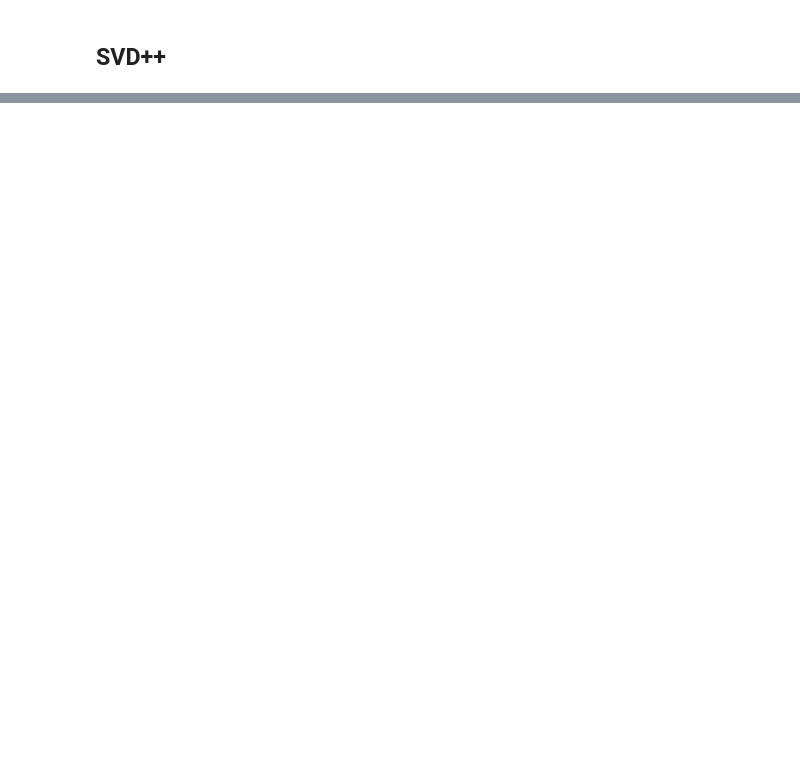
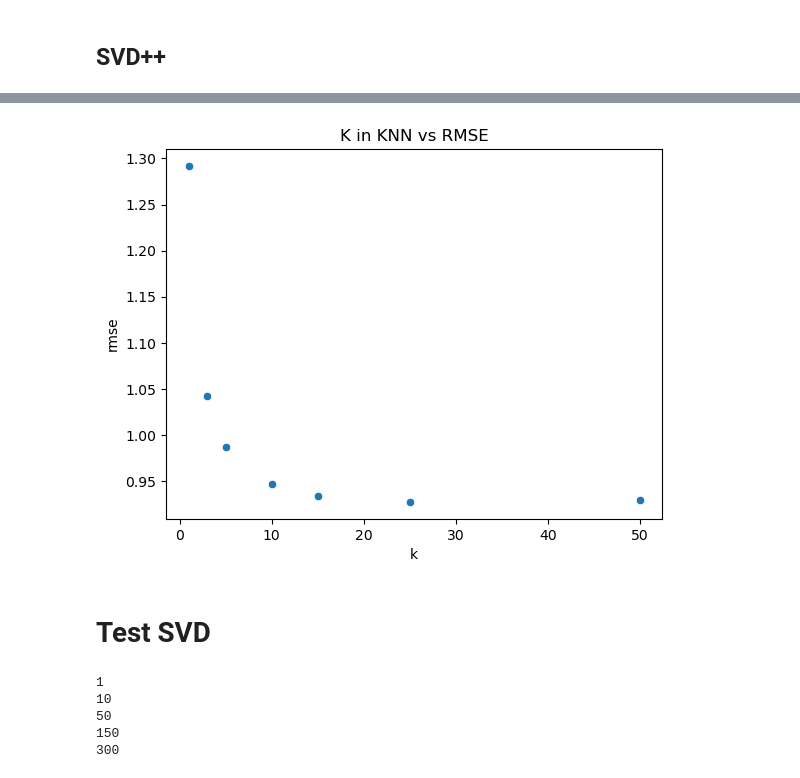
Before and after one commit to grach0v/AI_Masters, a Jupyter notebook: Recommendations/hw1/hw1.ipynb, the cells around one changed output, grey strips where cells are left out. Drawn from its saved outputs; the diff is of its cells as text; code cells hidden in the pictures; blank space fills up the shorter version.

```diff
--- a/Recommendations/hw1/hw1.ipynb
+++ b/Recommendations/hw1/hw1.ipynb
@@ -448,0 +518,38 @@ MAE of svd_plus 0.84
+# %%
+rmse_stats = {}
+model = KNN(k=1)
+model.fit(train)
+# %%
+for k in [1, 3, 5, 10, 15, 25, 50]:
+    model.k = k
+    preds = model.predict(test_df)
+
+    rmse_stats[k] = np.sqrt(np.mean(
+        (preds - test_df['rating'])**2
+    ))
+# %%
+stats_df = pd.DataFrame(rmse_stats.items(), columns=['k', 'rmse'])
+
+plt.title('K in KNN vs RMSE')
+sns.scatterplot(stats_df, x='k', y='rmse')
+plt.show()
+# %% [output]
+[figure, added]
+# %% [markdown]
+# Test SVD
+# %%
+for emb_size in [1, 10, 50, 150, 300]:
+    print(emb_size)
+    model = SVD(emb_size, train.shape[0], train.shape[1])
+    model.train_als(train, 20, 0.1)
+    preds = model.predict(test_df)
+
+    rmse_stats[emb_size] = np.sqrt(np.mean(
+        (preds - test_df['rating'])**2
+    ))
+# %% [output]
+1
+10
+50
+150
+300
```
Also changed, not shown: parts of 21 cells of this notebook.
